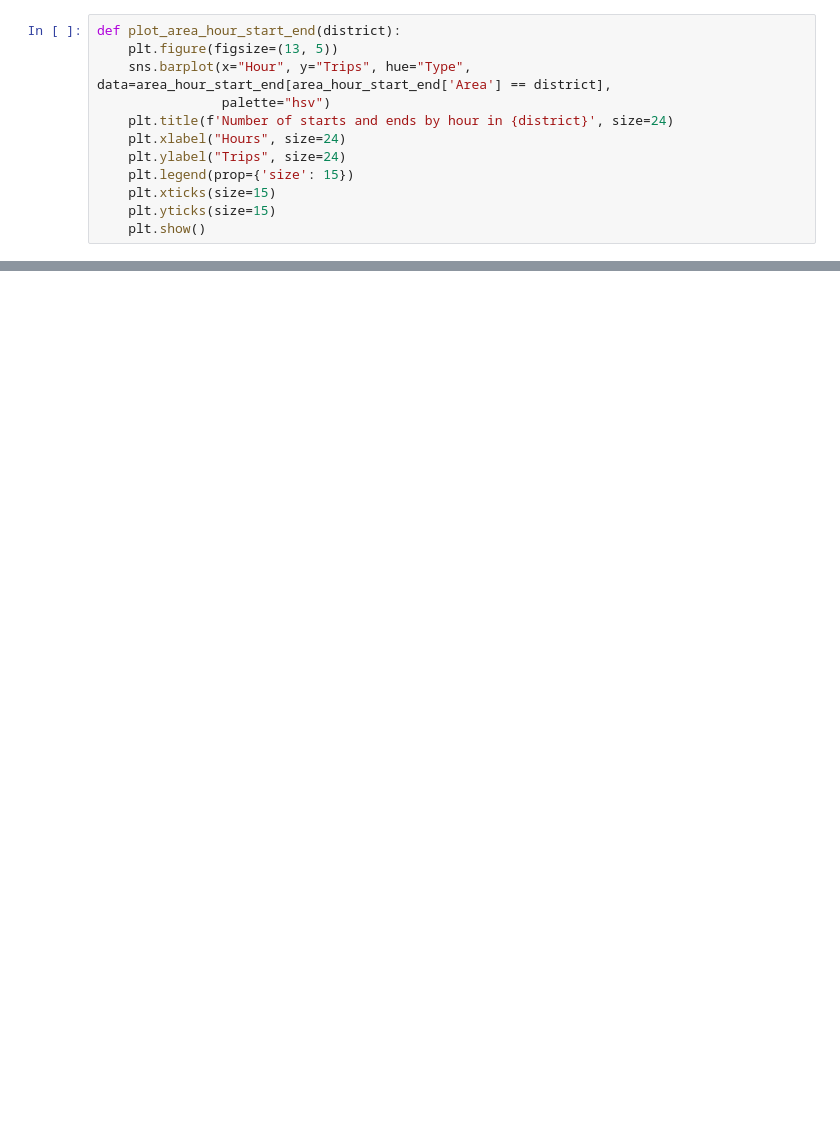
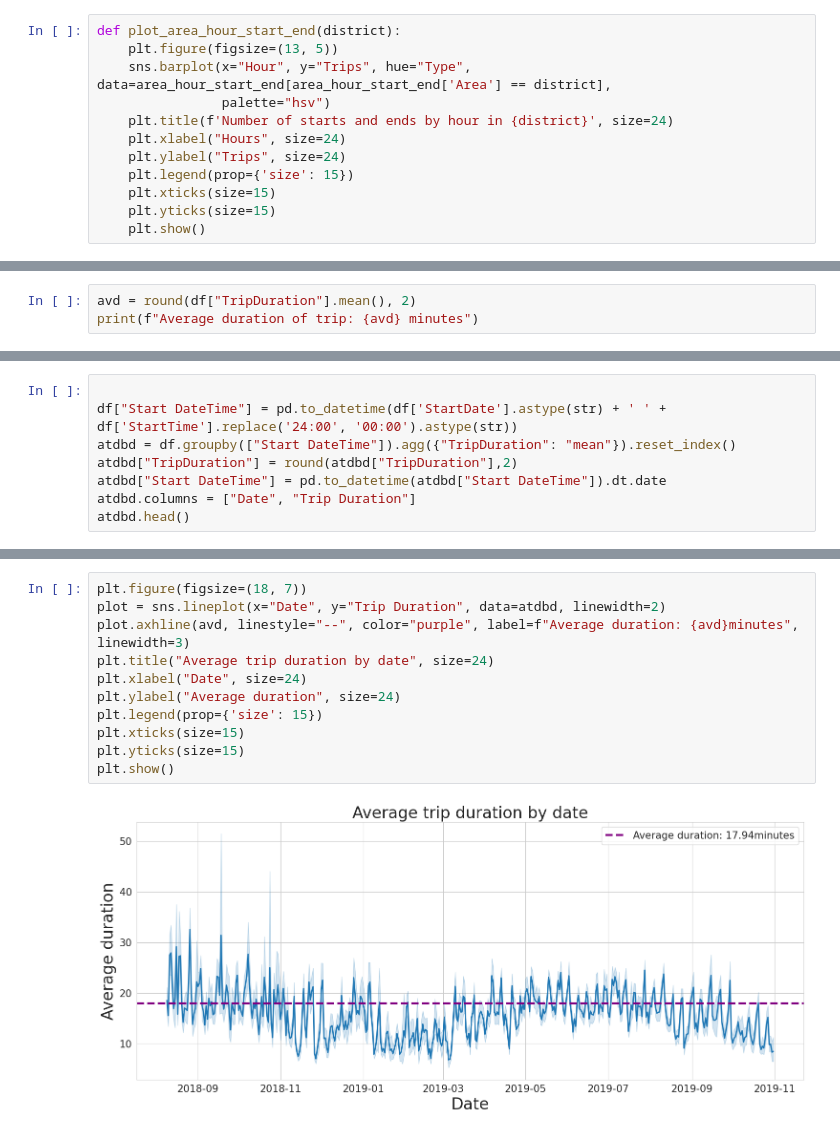
Before and after one commit to JanickiJ/E-Scooter-Data-Analysis, a Jupyter notebook: E_Scooters_Louisville.ipynb, the cells around one changed output, grey strips where cells are left out. Drawn from its saved outputs; the diff is of its cells as text; blank space fills up the shorter version.

Commit message:
added duration data visualisation

```diff
--- a/E_Scooters_Louisville.ipynb
+++ b/E_Scooters_Louisville.ipynb
@@ -871,0 +841,3 @@ for district in districts:
+# %%
+avd = round(df["TripDuration"].mean(), 2)
+print(f"Average duration of trip: {avd} minutes")
@@ -871,0 +848,8 @@ for district in districts:
+# %%
+
+df["Start DateTime"] = pd.to_datetime(df['StartDate'].astype(str) + ' ' + df['StartTime'].replace('24:00', '00:00').astype(str))
+atdbd = df.groupby(["Start DateTime"]).agg({"TripDuration": "mean"}).reset_index()
+atdbd["TripDuration"] = round(atdbd["TripDuration"],2)
+atdbd["Start DateTime"] = pd.to_datetime(atdbd["Start DateTime"]).dt.date
+atdbd.columns = ["Date", "Trip Duration"]
+atdbd.head()
@@ -871,0 +863,13 @@ for district in districts:
+# %%
+plt.figure(figsize=(18, 7))
+plot = sns.lineplot(x="Date", y="Trip Duration", data=atdbd, linewidth=2)
+plot.axhline(avd, linestyle="--", color="purple", label=f"Average duration: {avd}minutes", linewidth=3)
+plt.title("Average trip duration by date", size=24)
+plt.xlabel("Date", size=24)
+plt.ylabel("Average duration", size=24)
+plt.legend(prop={'size': 15})
+plt.xticks(size=15)
+plt.yticks(size=15)
+plt.show()
+# %% [output]
+[figure, added]
```
Also changed, not shown: parts of 29 cells of this notebook, 8 other files.
